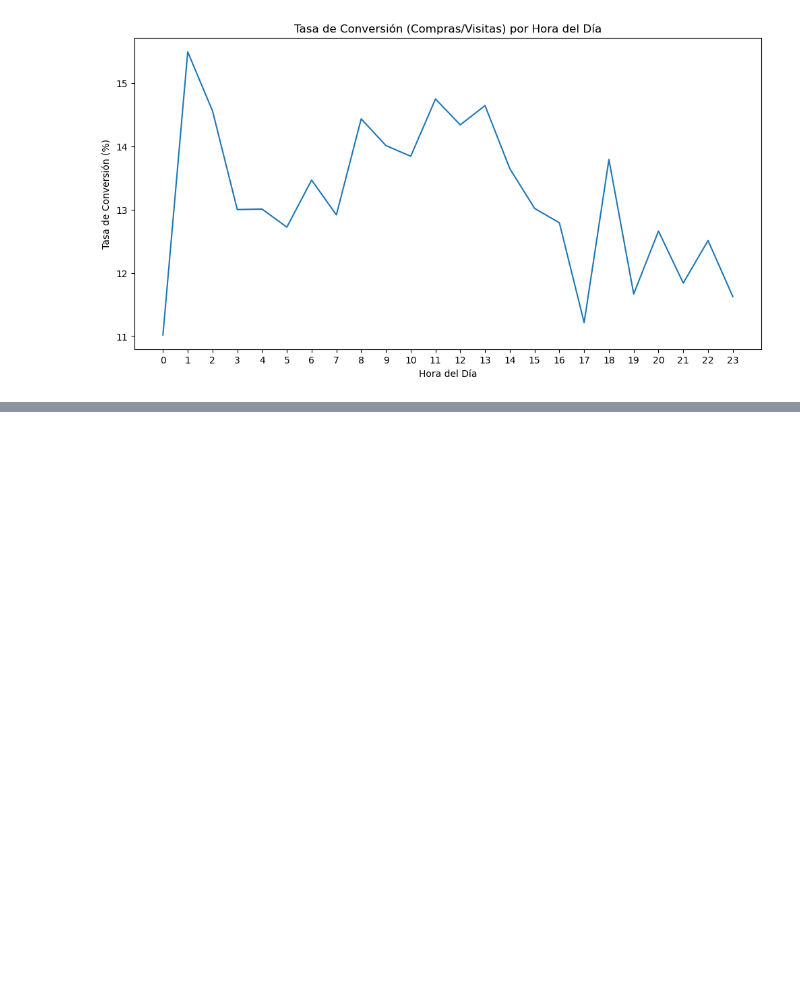
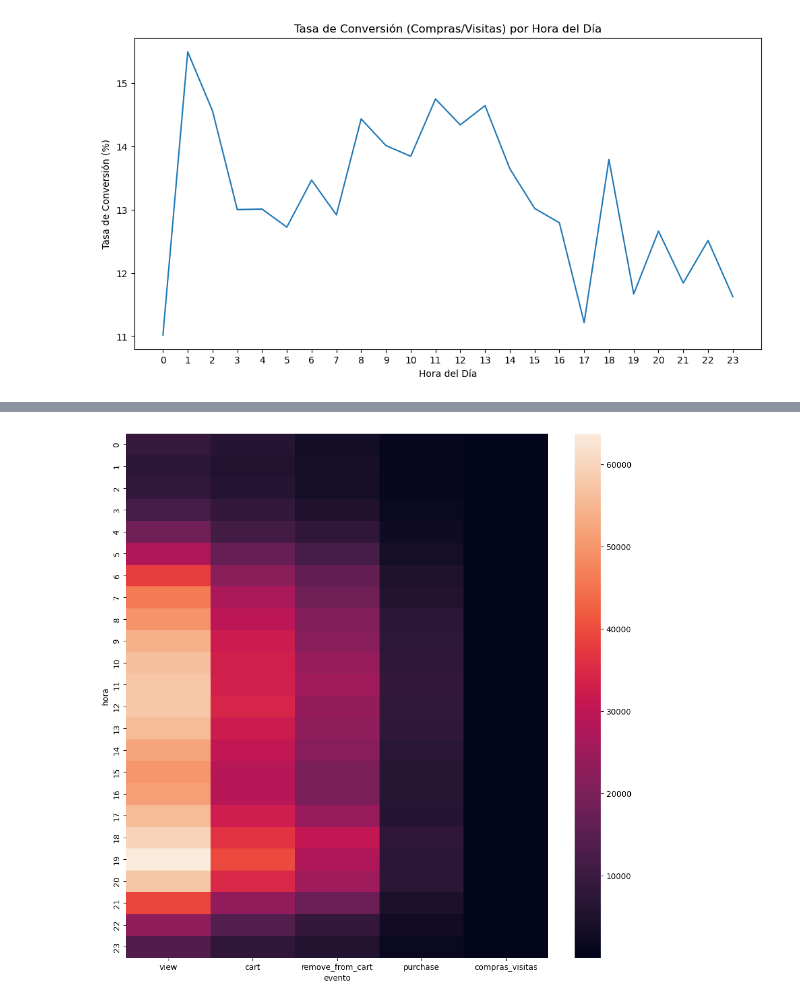
Before and after one commit to PabloHVega/ECommerce, a Jupyter notebook: notebooks/02_AnalisisInsights.ipynb, the cells around one changed output, grey strips where cells are left out. Cells and saved outputs as stored; diff of their text form; code cells hidden in the pictures; blank space fills up the shorter version.

```diff
--- a/notebooks/02_AnalisisInsights.ipynb
+++ b/notebooks/02_AnalisisInsights.ipynb
@@ -198,0 +212,7 @@ plt.show()
+# %%
+eventos_horas = eventos_horas[['view', 'cart', 'remove_from_cart', 'purchase', 'compras_visitas']]
+# %%
+plt.figure(figsize=(12, 12))
+sns.heatmap(eventos_horas);
+# %% [output]
+[figure, added]
```
Also changed, not shown: parts of 12 cells of this notebook.
